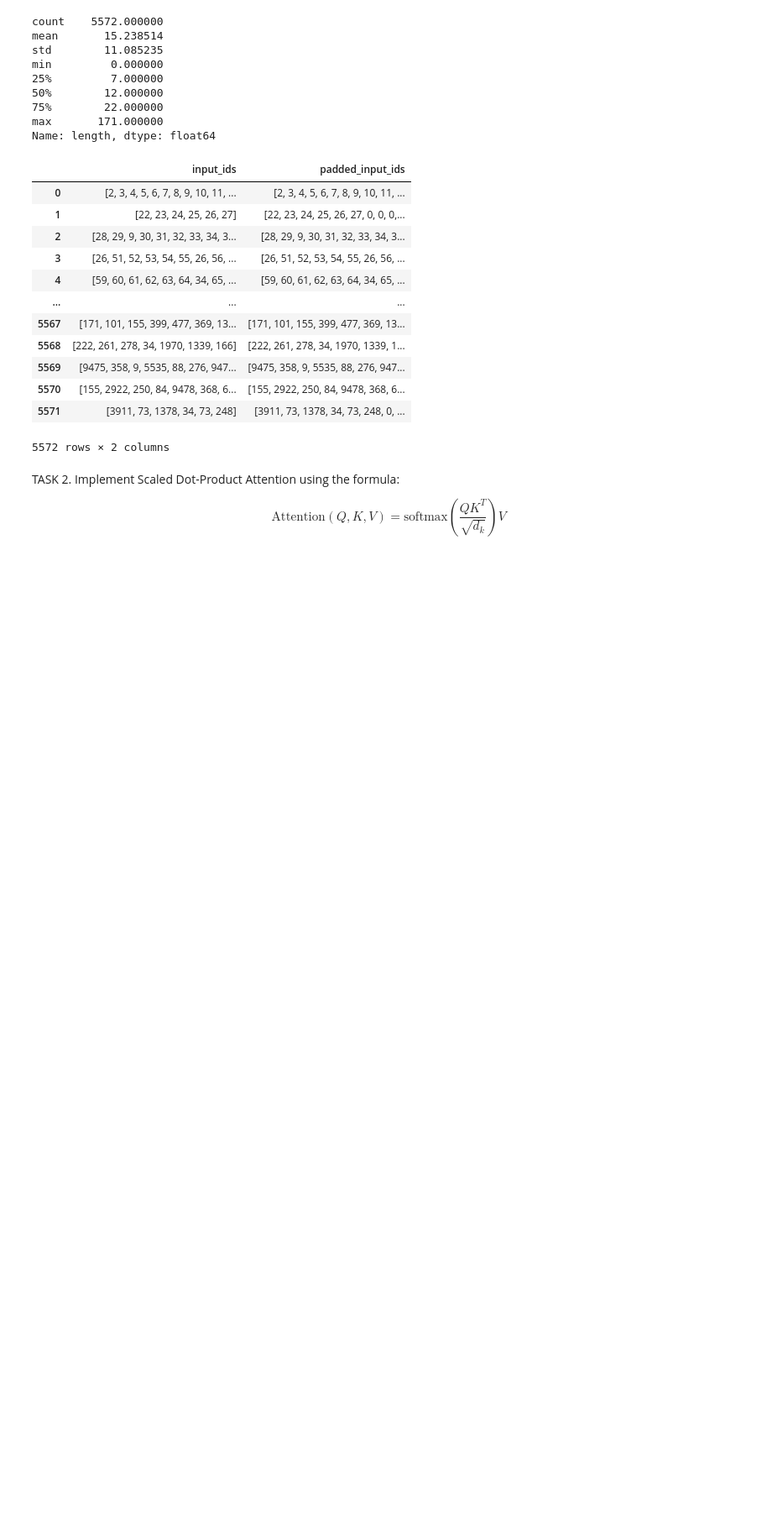
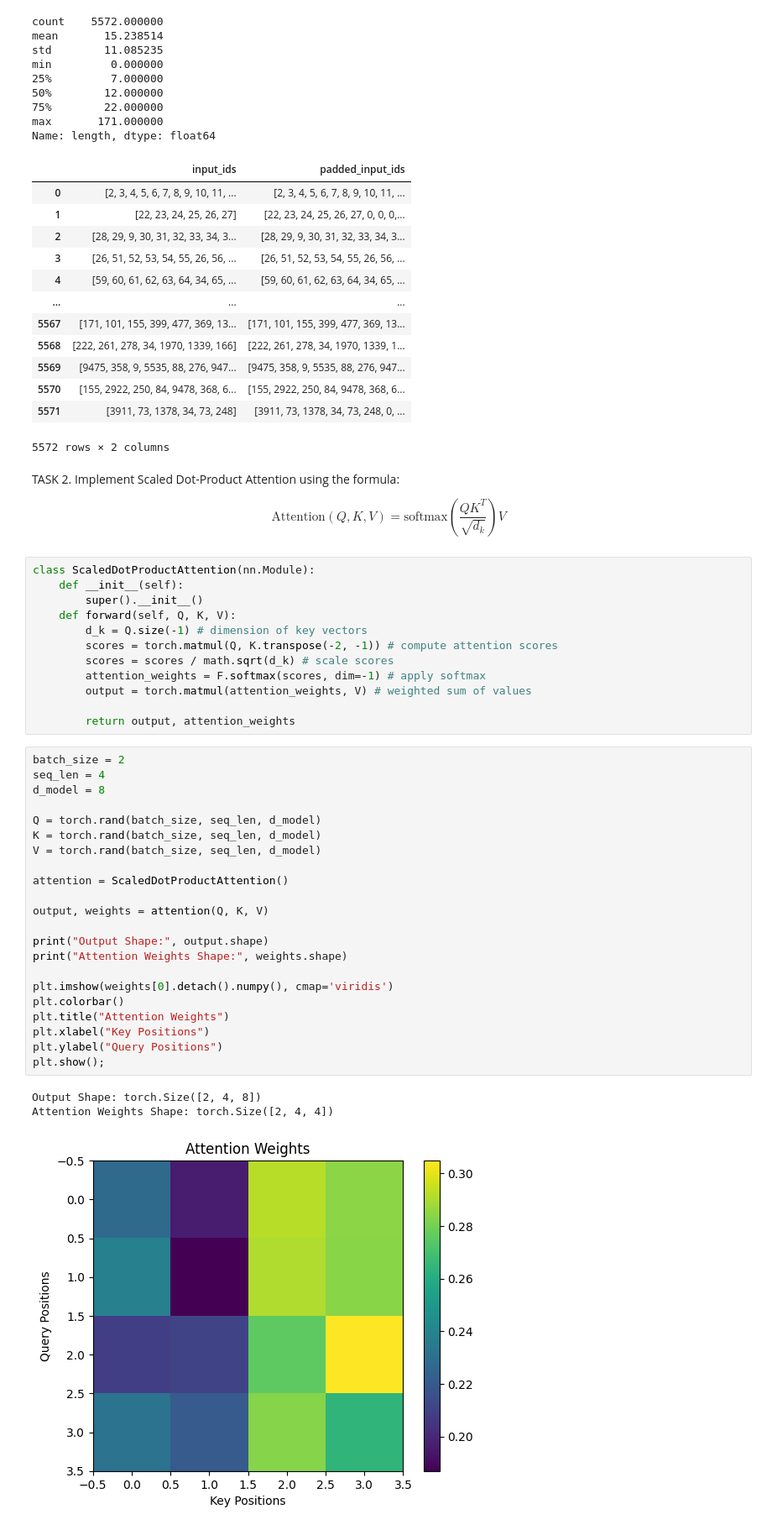
Before and after one commit to sumedhpuri/i_was_bored, a Jupyter notebook: machine_learning/deep_learning_assignment_2.ipynb, the cells around one changed output. Shown at 84% size. Drawn from its saved outputs; the diff is of its cells as text; blank space fills up the shorter version.

```diff
--- a/machine_learning/deep_learning_assignment_2.ipynb
+++ b/machine_learning/deep_learning_assignment_2.ipynb
@@ -193,3 +198,41 @@ Name: length, dtype: float64
 TASK 2. Implement Scaled Dot-Product Attention using the formula:
 
 $$\text{Attention}(Q, K, V) = \text{softmax}\left(\frac{QK^T}{\sqrt{d_k}}\right)V$$
+# %%
+class ScaledDotProductAttention(nn.Module):
+    def __init__(self):
+        super().__init__()
+    def forward(self, Q, K, V):
+        d_k = Q.size(-1) # dimension of key vectors
+        scores = torch.matmul(Q, K.transpose(-2, -1)) # compute attention scores
+        scores = scores / math.sqrt(d_k) # scale scores
+        attention_weights = F.softmax(scores, dim=-1) # apply softmax
+        output = torch.matmul(attention_weights, V) # weighted sum of values
+
+        return output, attention_weights
+# %%
+batch_size = 2
+seq_len = 4
+d_model = 8
+
+Q = torch.rand(batch_size, seq_len, d_model)
+K = torch.rand(batch_size, seq_len, d_model)
+V = torch.rand(batch_size, seq_len, d_model)
+
+attention = ScaledDotProductAttention()
+
+output, weights = attention(Q, K, V)
+
+print("Output Shape:", output.shape)
+print("Attention Weights Shape:", weights.shape)
+
+plt.imshow(weights[0].detach().numpy(), cmap='viridis')
+plt.colorbar()
+plt.title("Attention Weights")
+plt.xlabel("Key Positions")
+plt.ylabel("Query Positions")
+plt.show();
+# %% [output]
+Output Shape: torch.Size([2, 4, 8])
+Attention Weights Shape: torch.Size([2, 4, 4])
+[figure, added]
```
Also changed, not shown: parts of 1 cell of this notebook.
